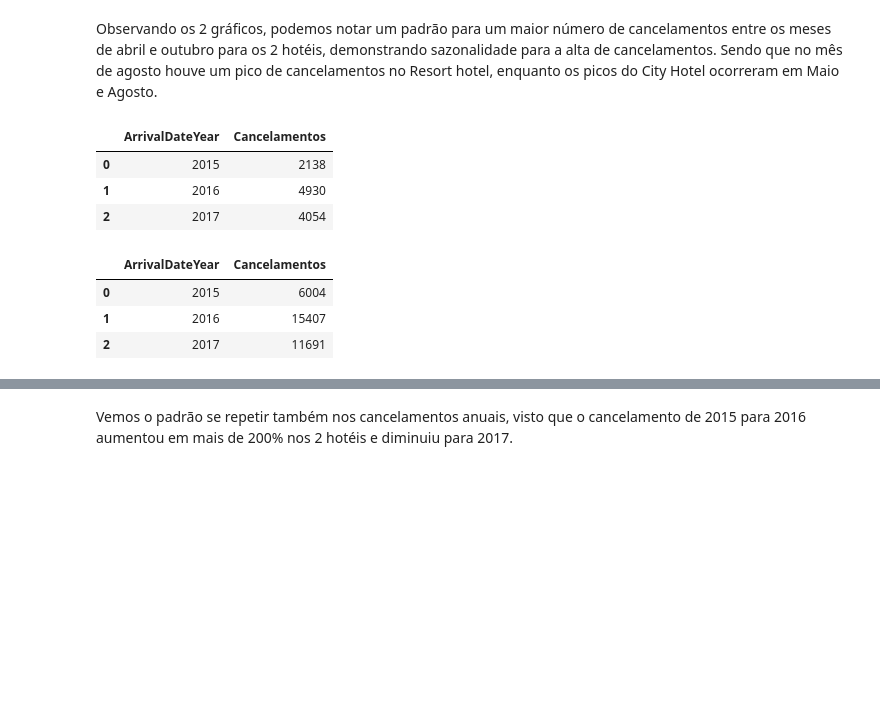
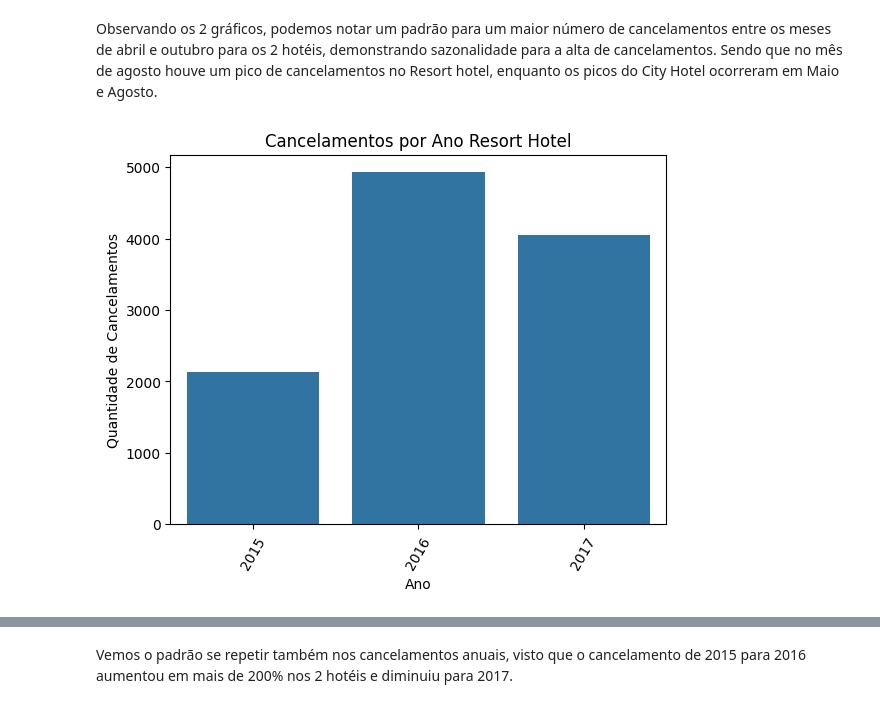
Before and after one commit to JVMA0111/Data_Science_Projects, a Jupyter notebook: Bichinhos da TI/Análise_de_reservas_em_hotéis.ipynb, the cells around one changed output, grey strips where cells are left out. Drawn from its saved outputs; the diff is of its cells as text; code cells hidden in the pictures; blank space fills up the shorter version.

```diff
--- a/Bichinhos da TI/Análise_de_reservas_em_hotéis.ipynb
+++ b/Bichinhos da TI/Análise_de_reservas_em_hotéis.ipynb
@@ -192,19 +206,17 @@ plt.show()
 [figure]
 # %% [markdown]
 Observando os 2 gráficos, podemos notar um padrão para um maior número de cancelamentos entre os meses de abril e outubro para os 2 hotéis, demonstrando sazonalidade para a alta de cancelamentos. Sendo que no mês de agosto houve um pico de cancelamentos no Resort hotel, enquanto os picos do City Hotel ocorreram em Maio e Agosto.
-# %%
-cancelamentos_por_ano_resort = resort_hotel.groupby('ArrivalDateYear')['IsCanceled'].sum().reset_index(name='Cancelamentos')
-cancelamentos_por_ano_resort
-# %% [output]
-|  | ArrivalDateYear | Cancelamentos |
-| 0 | 2015 | 2138 |
-| 1 | 2016 | 4930 |
-| 2 | 2017 | 4054 |
-# %%
-cancelamentos_por_ano_city = city_hotel.groupby('ArrivalDateYear')['IsCanceled'].sum().reset_index(name='Cancelamentos')
-cancelamentos_por_ano_city
-# %% [output]
-|  | ArrivalDateYear | Cancelamentos |
-| 0 | 2015 | 6004 |
-| 1 | 2016 | 15407 |
-| 2 | 2017 | 11691 |
+# %%
+cancelamentos_por_ano_resort = resort_hotel.groupby('ArrivalDateYear')['IsCanceled'].sum().reset_index(name='Cancelamentos')
+
+# Criando um gráfico de barras
+sns.barplot(x = cancelamentos_por_ano_resort['ArrivalDateYear'], y = cancelamentos_por_ano_resort['Cancelamentos'])
+
+plt.xlabel('Ano')
+plt.ylabel('Quantidade de Cancelamentos')
+plt.xticks(rotation = 60)
+plt.title('Cancelamentos por Ano Resort Hotel')
+
+plt.show()
+# %% [output]
+[figure, added]
```
Also changed, not shown: parts of 12 cells of this notebook.
